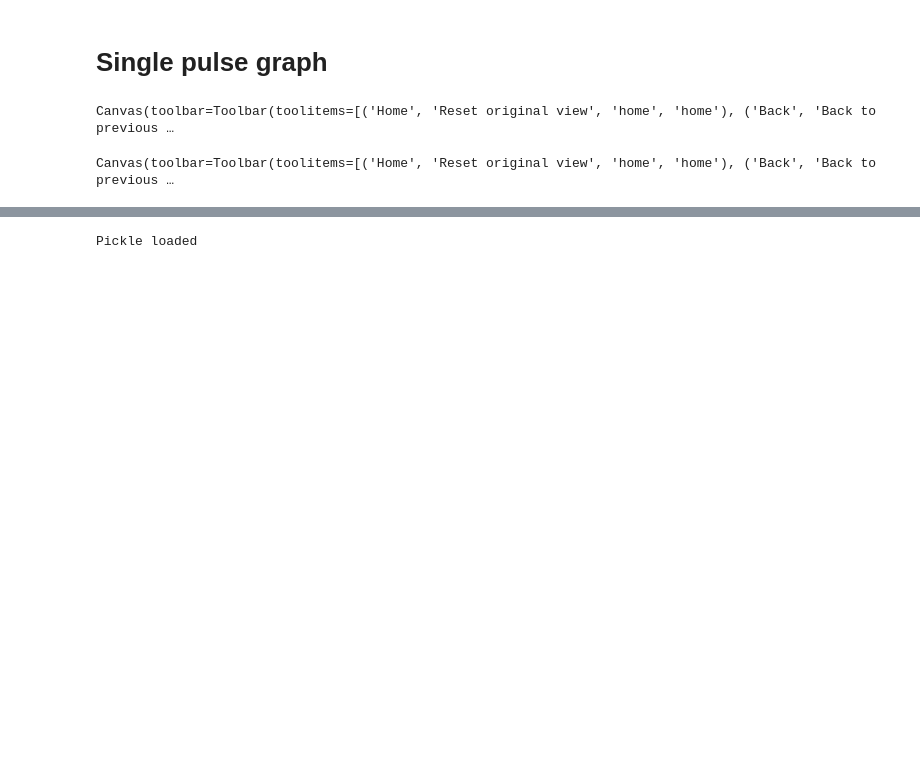
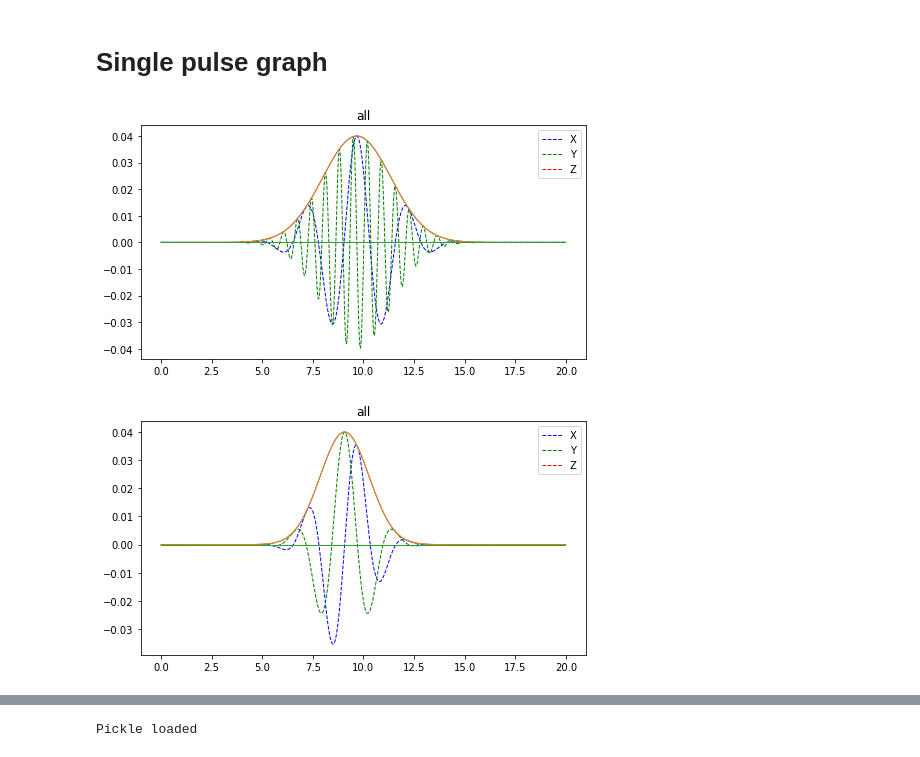
Before and after one commit to acuzzio/GridQuantumPropagator, a Jupyter notebook: Scripts/PULSETIME.ipynb, the cells around one changed output, grey strips where cells are left out. Cells and saved outputs as stored; diff of their text form; code cells hidden in the pictures; blank space fills up the shorter version.

```diff
--- a/Scripts/PULSETIME.ipynb
+++ b/Scripts/PULSETIME.ipynb
@@ -36,36 +36,36 @@ def graph_single(pulseX,pulseY,pulseZ, fs, reso):
 #     ax1.set_title('X')
 
 #     ax2.plot(fsarray,by, color='g')
 #     ax2.plot(fsarray,cy)
 #     ax2.set_title('Y')
 
 #     ax3.plot(fsarray,bz, color='r')
 #     ax3.plot(fsarray,cz)
 #     ax3.set_title('Z')
 
 
     fig.tight_layout();
 
 pulseX = [0.04,0.06,70,0,400]
-pulseY = [0.04,0.06,70,1.570796,400]
+pulseY = [0.04,0.22,70,1.570796,400]
 pulseZ = [0,0,0,0,0]
 
 # good one
 
 pulseX2 = [0.04,0.06,50,-1.570796,375]
 pulseY2 = [0.04,0.06,50,0,375]
 pulseZ2 = [0,0,0,0,0]
 
 # graph length in fs
 fs = 20
 # graph resolution
 reso = 40
 
 graph_single(pulseX,pulseY,pulseZ,fs,reso)
 graph_single(pulseX2,pulseY2,pulseZ2,fs,reso)
 # %% [output]
-Canvas(toolbar=Toolbar(toolitems=[('Home', 'Reset original view', 'home', 'home'), ('Back', 'Back to previous …
-Canvas(toolbar=Toolbar(toolitems=[('Home', 'Reset original view', 'home', 'home'), ('Back', 'Back to previous …
+[figure, added]
+[figure, added]
 # %%
 pulseX = [0,0,0,0,0]
 pulseY = [0,0,0,0,0]
```
Also changed, not shown: parts of 2 cells of this notebook, 7 other files.
